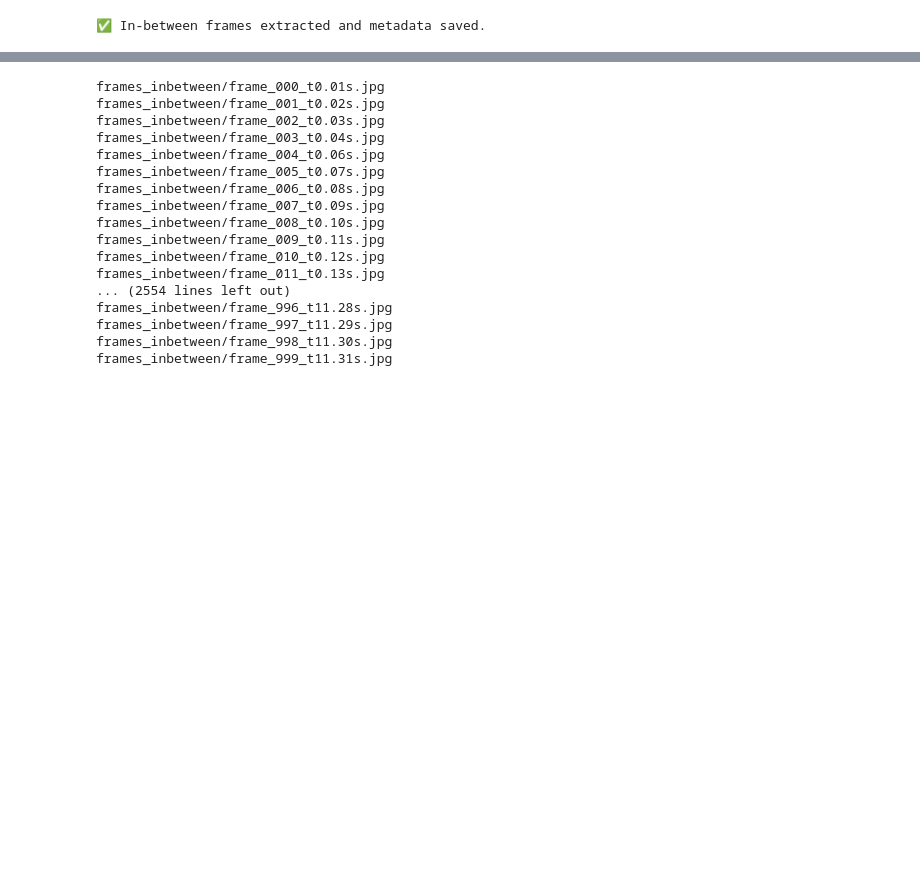
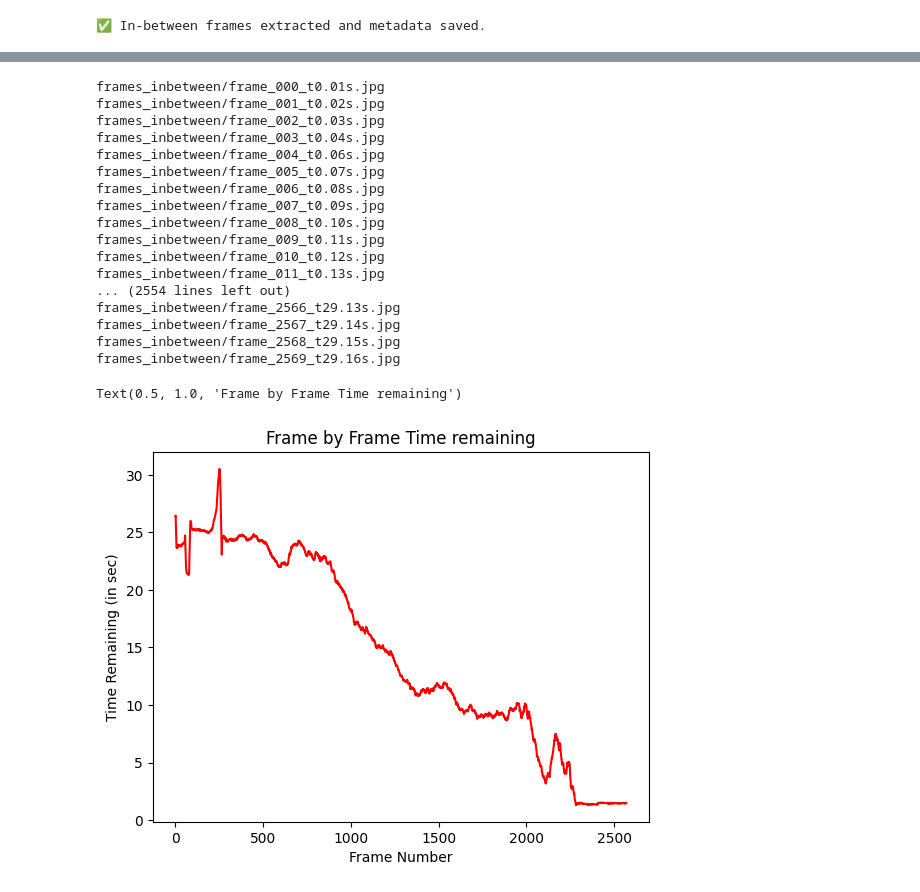
Before and after one commit to vedantsharma2508/Summer-project-2025, a Jupyter notebook: new-init.ipynb, the cells around one changed output, grey strips where cells are left out. Drawn from its saved outputs; the diff is of its cells as text; code cells hidden in the pictures; blank space fills up the shorter version.

Commit message:
Resolved the wrong processing order of frames

```diff
--- a/new-init.ipynb
+++ b/new-init.ipynb
@@ -243,12 +244,16 @@ def process_frame(frame_path):
     ans.append(predict_time_remaining(frame_path))
 
 def process_all_frames(folder_path):
-    # get a sorted list of all .jpg files
-    for fname in sorted(os.listdir(folder_path)):
-        if not fname.lower().endswith(".jpg"):
-            continue
-        full_path = os.path.join(folder_path, fname)
-        process_frame(full_path)
+    new = list(np.arange(2570))
+    for fname in os.listdir('frames_inbetween'):
+            if not fname.lower().endswith(".jpg"):
+                continue
+            full_path = os.path.join('frames_inbetween', fname)
+            frame_number = int(os.path.splitext(full_path.split('/')[-1])[0].split('_')[1])
+            new[frame_number]=full_path
+
+    for fname in new:
+        process_frame(fname)
 
 if __name__ == "__main__":
     process_all_frames("frames_inbetween")
@@ -266,7 +271,7 @@ frames_inbetween/frame_009_t0.11s.jpg
 frames_inbetween/frame_010_t0.12s.jpg
 frames_inbetween/frame_011_t0.13s.jpg
 ... (2554 lines left out)
-frames_inbetween/frame_996_t11.28s.jpg
-frames_inbetween/frame_997_t11.29s.jpg
-frames_inbetween/frame_998_t11.30s.jpg
-frames_inbetween/frame_999_t11.31s.jpg
+frames_inbetween/frame_2566_t29.13s.jpg
+frames_inbetween/frame_2567_t29.14s.jpg
+frames_inbetween/frame_2568_t29.15s.jpg
+frames_inbetween/frame_2569_t29.16s.jpg
@@ -275,3 +282,11 @@ import matplotlib.pyplot as plt
+# %%
+plt.plot(ans,color = 'red')
+plt.xlabel('Frame Number')
+plt.ylabel('Time Remaining (in sec)')
+plt.title('Frame by Frame Time remaining')
+# %% [output]
+Text(0.5, 1.0, 'Frame by Frame Time remaining')
+[figure, added]
 # %%
 plt.hist(ans,bins = (np.arange(35)))
 plt.xlabel('Time Remaining (in sec)')
```
Also changed, not shown: parts of 6 cells of this notebook, 1 other file.
